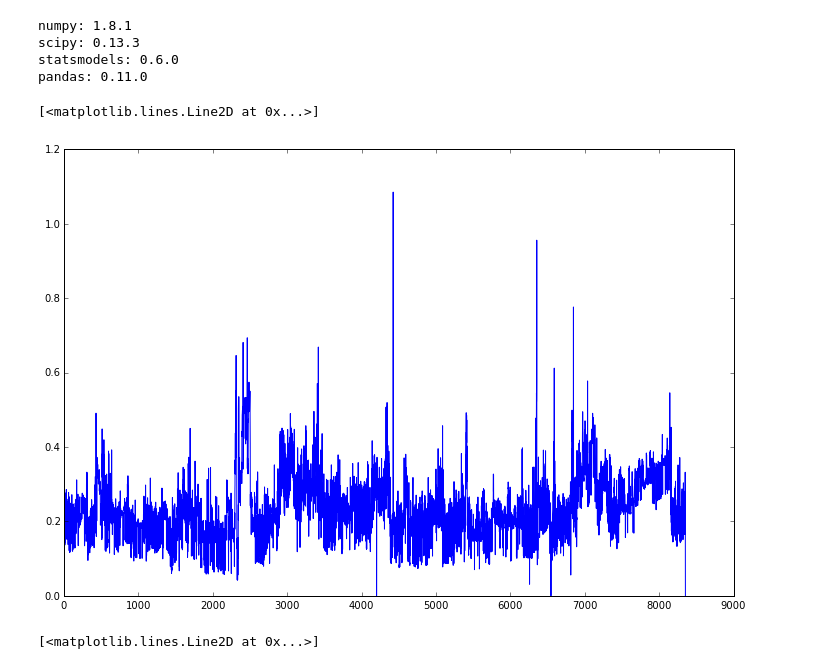
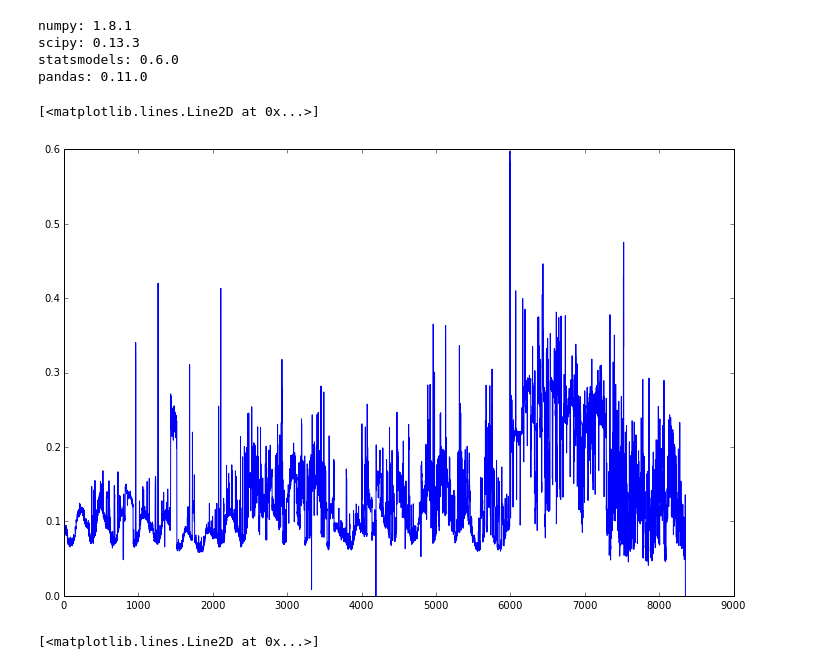
Before and after one commit to Manrich121/ForecastingCloud, a Jupyter notebook: DataPlot/src/ExploreData.ipynb, the cells around one changed output. Drawn from its saved outputs; the diff is of its cells as text; code cells hidden in the pictures.

```diff
--- a/DataPlot/src/ExploreData.ipynb
+++ b/DataPlot/src/ExploreData.ipynb
@@ -1,36 +1,36 @@
 # %%
 %matplotlib inline
 import fileutils
 import numpy as np
 import scipy
 from matplotlib import pyplot as plt
 import statsmodels
 import statsmodels.api as sm
 import pandas
 import tsutils
 from AR_model import AR_model
 import dtw
 import pywt
 
 print "numpy:", np.__version__
 print "scipy:", scipy.__version__
 print "statsmodels:", statsmodels.__version__
 print "pandas:", pandas.__version__
 
 
-data = np.genfromtxt("d:/data/memory/memory_5656207113.csv",skip_header=1, delimiter=',',usecols=(1))
-cpudata = np.genfromtxt("d:/data/cpuRate/cpu_5656207113.csv",skip_header=1, delimiter=',',usecols=(1))
-# data = np.genfromtxt("d:/data/cpuRate/cpu_1095481.csv",skip_header=1, delimiter=',',usecols=(1))
+# data = np.genfromtxt("d:/data/memory/memory_5656207113.csv",skip_header=1, delimiter=',',usecols=(1))
+# cpudata = np.genfromtxt("d:/data/cpuRate/cpu_5656207113.csv",skip_header=1, delimiter=',',usecols=(1))
+data = np.genfromtxt("d:/data/cpuRate/cpu_2055737168.csv",skip_header=1, delimiter=',',usecols=(1))
 
 plt.figure(figsize=(12,8))
 plt.plot(data)
 # %% [output]
 numpy: 1.8.1
 scipy: 0.13.3
 statsmodels: 0.6.0
 pandas: 0.11.0
 [<matplotlib.lines.Line2D at 0x...>]
-[figure, old version]
+[figure, new version]
 # %%
 plt.figure(figsize=(12,8))
 plt.plot(cpudata)
```
Also changed, not shown: 26 other files.
